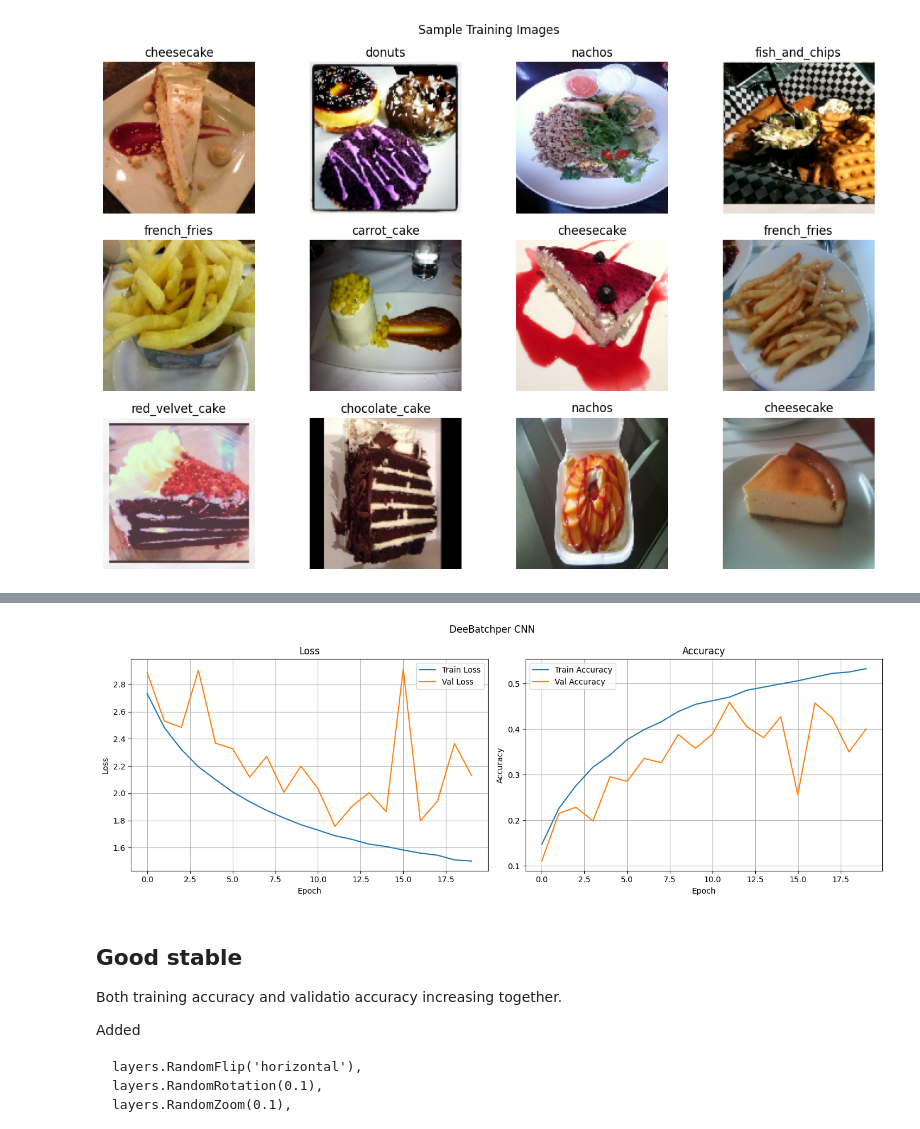
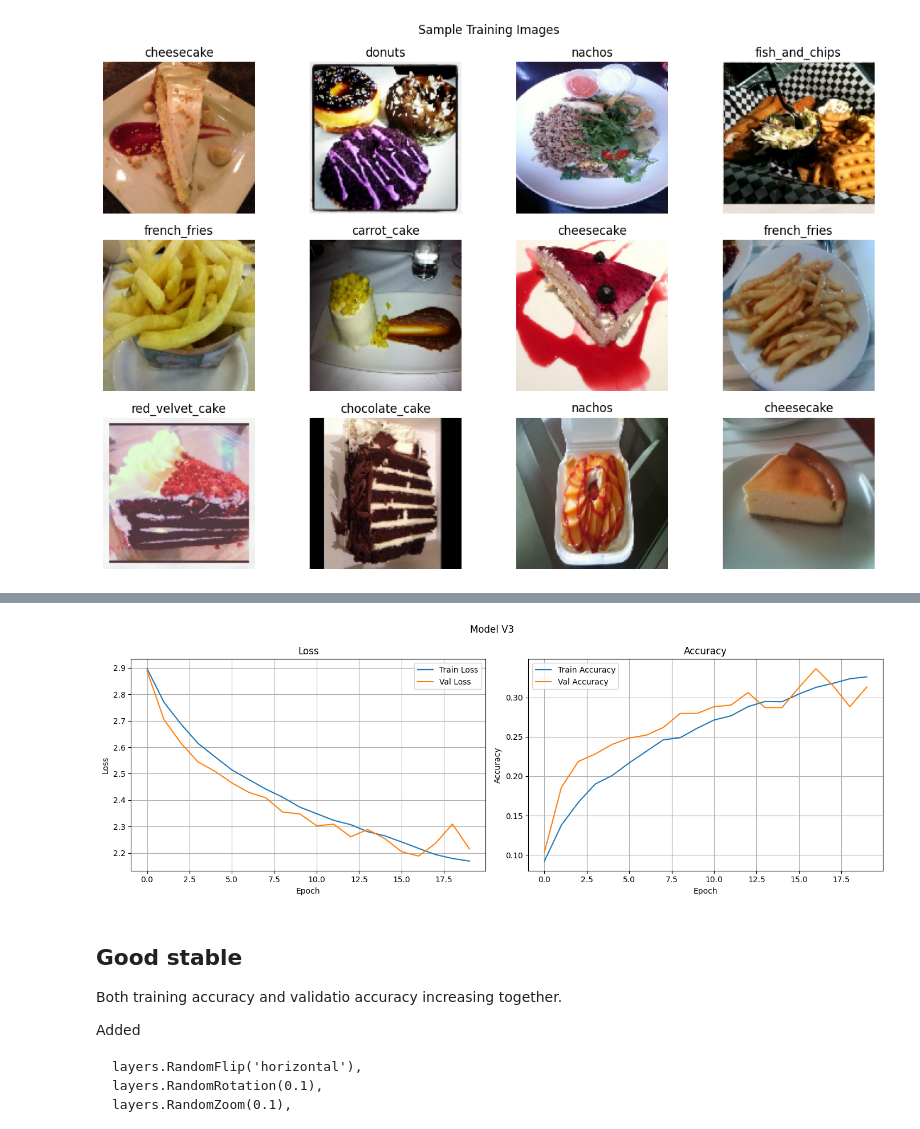
Before and after one commit to McDonaghMichael/MachineLearningNotebook, a Jupyter notebook: project/project.ipynb, the cells around one changed output, grey strips where cells are left out. Drawn from its saved outputs; the diff is of its cells as text; code cells hidden in the pictures.

```diff
--- a/project/project.ipynb
+++ b/project/project.ipynb
@@ -490,42 +533,52 @@ The model is failing to recognise general patterns, it is successfully learning
 # %%
-# Check how many folders are in your 'train' directory to be 100% sure!
-NUM_CLASSES = 19
-
-def build_food_cnn(input_shape, num_classes):
-    model = keras.Sequential([
+def build_cnn_deeper_net(input_shape, num_classes):
+    return keras.Sequential([
         layers.Input(shape=input_shape),
         layers.Rescaling(1./255),
 
         layers.Conv2D(32, (3, 3), activation="relu", padding="same"),
-        layers.BatchNormalization(), # Keeps the math stable
+        layers.BatchNormalization(),
         layers.MaxPooling2D((2, 2)),
 
         layers.Conv2D(64, (3, 3), activation="relu", padding="same"),
         layers.BatchNormalization(),
         layers.MaxPooling2D((2, 2)),
 
-        layers.GlobalAveragePooling2D(), # Reduces parameter explosion
+        layers.GlobalAveragePooling2D(),
         layers.Dense(256, activation="relu"),
         layers.Dropout(0.5),
         layers.Dense(num_classes, activation="softmax")
     ])
-    return model
 
-model = build_food_cnn(input_shape=(128, 128, 3), num_classes=NUM_CLASSES)
-model.summary()
+cnn_deeper_net_model = build_cnn_deeper_net(input_shape=(128, 128, 3), num_classes=NUM_CLASSES)
+cnn_deeper_net_model.summary()
 
-model.compile(
-    optimizer=keras.optimizers.Adam(learning_rate=0.001),
+cnn_deeper_net_model.compile(
+    optimizer=keras.optimizers.Adam(learning_rate=0.0001),
     loss='sparse_categorical_crossentropy',
     metrics=['accuracy']
 )
 
-EPOCHS = 20
+start_time = time.time()
+EPOCHS=40
 
-history = model.fit(
+cnn_deeper_net_model_history = cnn_deeper_net_model.fit(
     train_ds,
     validation_data=val_ds,
     epochs=EPOCHS,
     class_weight=class_weights
 )
+
+end_time = time.time()
+total_time = end_time - start_time
+
+model_performance_tracker["Model V3"] = {
+    "Total Time (s)": round(total_time, 2),
+    "Time/Epoch (s)": round(total_time / EPOCHS, 2),
+    "Epochs": EPOCHS,
+    "Final Train Acc": round(cnn_deeper_net_model_history.history['accuracy'][-1], 4),
+    "Final Val Acc": round(cnn_deeper_net_model_history.history['val_accuracy'][-1], 4),
+    "Final Train Loss": round(cnn_deeper_net_model_history.history['loss'][-1], 4),
+    "Final Val Loss": round(cnn_deeper_net_model_history.history['val_loss'][-1], 4)
+}
 # %% [output]
@@ -558,7 +628,7 @@ KeyboardInterrupt:
 # %%
-plot_history(history, title='DeeBatchper CNN')
+plot_history(cnn_deeper_net_model_history, title='Model V3')
 # %% [output]
-[figure, old version]
+[figure, new version]
 # %% [markdown]
 ## Good stable
 
```
Also changed, not shown: parts of 53 cells of this notebook, 24 other files.
